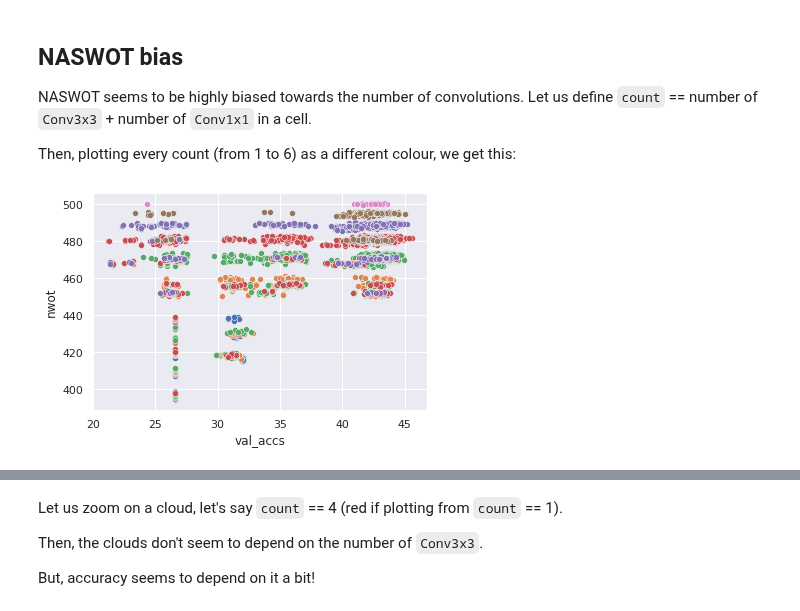
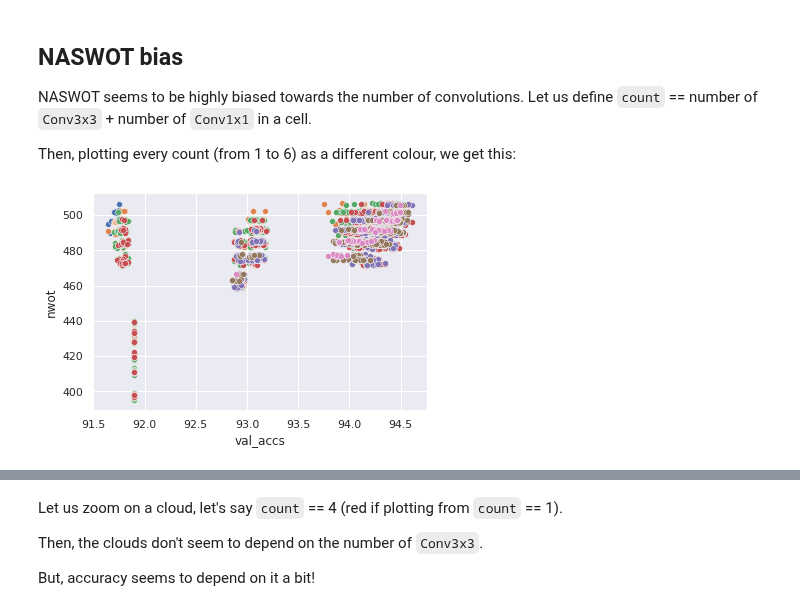
Before and after one commit to gabikadlecova/zc_combine, a Jupyter notebook: nwot_problems/transnb101_micro.ipynb, the cells around one changed output, grey strips where cells are left out. Cells and saved outputs as stored; diff of their text form; code cells hidden in the pictures.

```diff
--- a/nwot_problems/transnb101_micro.ipynb
+++ b/nwot_problems/transnb101_micro.ipynb
@@ -8,7 +8,7 @@ from zc_combine.utils.naslib_utils import load_search_space, parse_scores
 search_space = load_search_space(naslib_path, benchmark)
 dfs = parse_scores(search_space)
 # %%
-dataset = 'class_object'
+dataset = 'segmentsemantic'
 proxy = 'nwot'
 data = dfs[dataset]
 # %%
@@ -43,8 +44,9 @@ Then, plotting every count (from 1 to 6) as a different colour, we get this:
 # %%
 from zc_combine.operations import plot_clouds
 
-plot_clouds(data, (2,3), proxy, vmax=7)
+plot_clouds(data, (1, 3), proxy, vmin=0, vmax=7)
+#plt.ylim(-32.8, -31.8)
 #plt_ylim(proxy)
 plt.show()
 # %% [output]
-[figure, old version]
+[figure, new version]
```
Also changed, not shown: parts of 4 cells of this notebook, 8 other files.
